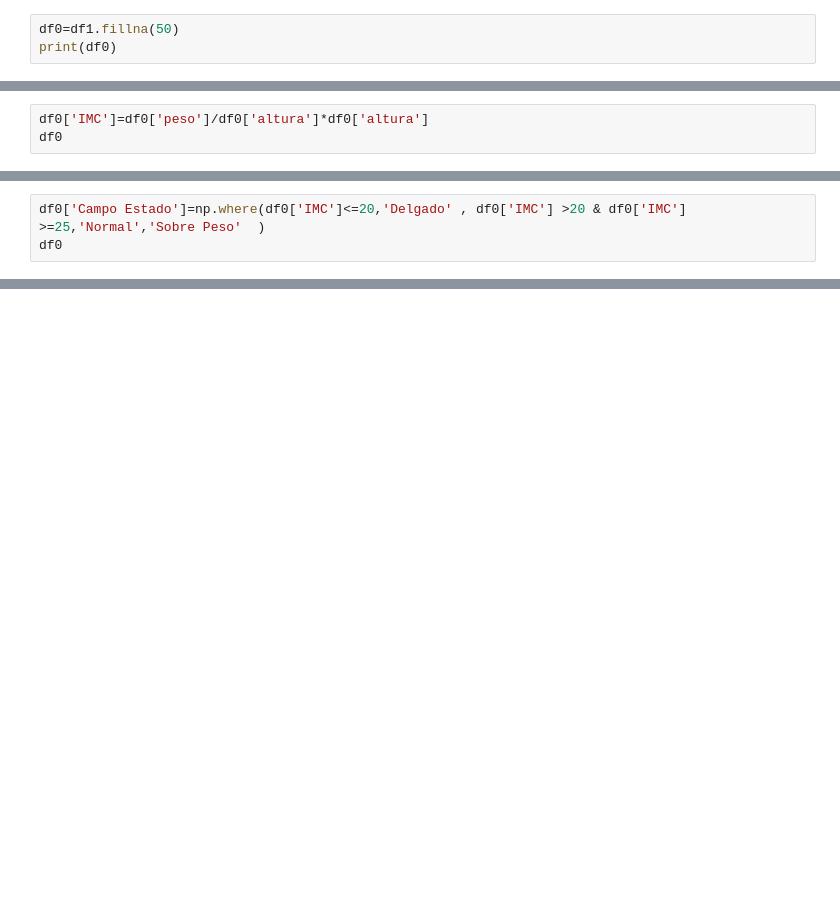
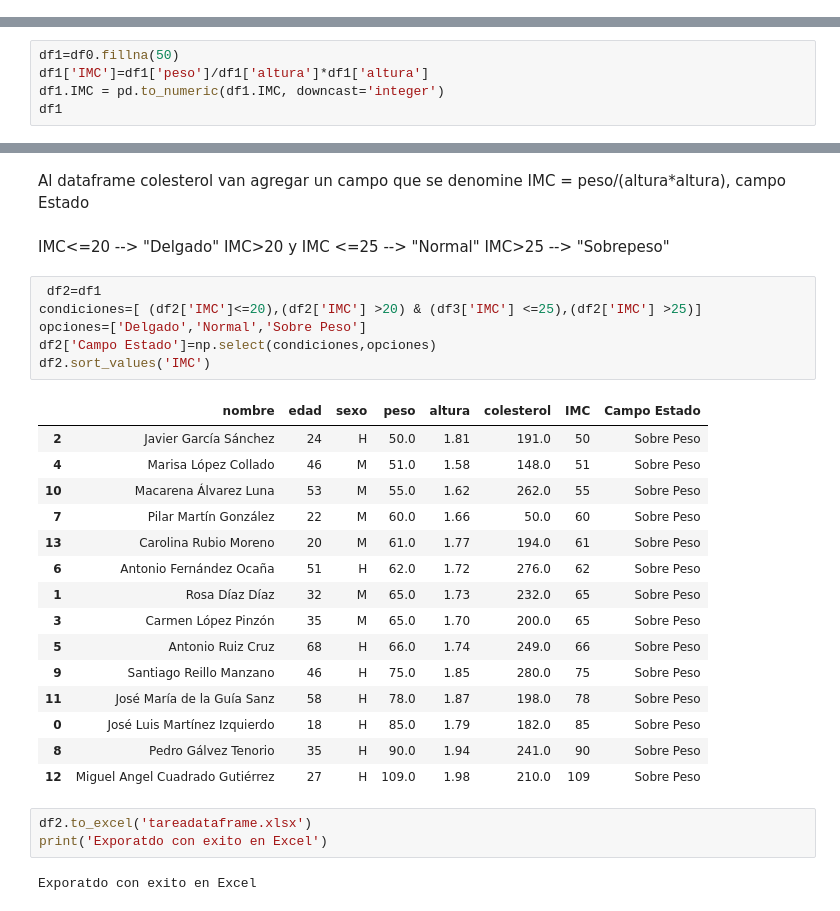
Before and after one commit to xkrizthx/Python, a Jupyter notebook: tareaDataframe.ipynb, the cells around one changed output, grey strips where cells are left out. Cells and saved outputs as stored; diff of their text form; blank space fills up the shorter version.

```diff
--- a/tareaDataframe.ipynb
+++ b/tareaDataframe.ipynb
@@ -25,3 +24,0 @@ print(df1)
-# %%
-df0=df1.fillna(50)
-print(df0)
@@ -61,3 +24,0 @@ df['Fee'] = df['Fee'].astype('int')
-# %%
-df0['IMC']=df0['peso']/df0['altura']*df0['altura']
-df0
@@ -92,4 +34 @@ IMC           float64
 dtype: object
-# %%
-df0['Campo Estado']=np.where(df0['IMC']<=20,'Delgado' , df0['IMC'] >20 & df0['IMC'] >=25,'Normal','Sobre Peso'  )
-df0
@@ -97,0 +35,5 @@ TypeError: ignored
+# %%
+df1=df0.fillna(50)
+df1['IMC']=df1['peso']/df1['altura']*df1['altura']
+df1.IMC = pd.to_numeric(df1.IMC, downcast='integer')
+df1
@@ -97,0 +56,31 @@ TypeError: ignored
+# %% [markdown]
+Al dataframe colesterol van agregar un campo que se denomine IMC = peso/(altura*altura), campo Estado
+# %% [markdown]
+IMC<=20 --> "Delgado" IMC>20 y IMC <=25 --> "Normal" IMC>25 --> "Sobrepeso"
+# %%
+ df2=df1
+condiciones=[ (df2['IMC']<=20),(df2['IMC'] >20) & (df3['IMC'] <=25),(df2['IMC'] >25)]
+opciones=['Delgado','Normal','Sobre Peso']
+df2['Campo Estado']=np.select(condiciones,opciones)
+df2.sort_values('IMC')
+# %% [output]
+|  | nombre | edad | sexo | peso | altura | colesterol | IMC | Campo Estado |
+| 2 | Javier García Sánchez | 24 | H | 50.0 | 1.81 | 191.0 | 50 | Sobre Peso |
+| 4 | Marisa López Collado | 46 | M | 51.0 | 1.58 | 148.0 | 51 | Sobre Peso |
+| 10 | Macarena Álvarez Luna | 53 | M | 55.0 | 1.62 | 262.0 | 55 | Sobre Peso |
+| 7 | Pilar Martín González | 22 | M | 60.0 | 1.66 | 50.0 | 60 | Sobre Peso |
+| 13 | Carolina Rubio Moreno | 20 | M | 61.0 | 1.77 | 194.0 | 61 | Sobre Peso |
+| 6 | Antonio Fernández Ocaña | 51 | H | 62.0 | 1.72 | 276.0 | 62 | Sobre Peso |
+| 1 | Rosa Díaz Díaz | 32 | M | 65.0 | 1.73 | 232.0 | 65 | Sobre Peso |
+| 3 | Carmen López Pinzón | 35 | M | 65.0 | 1.70 | 200.0 | 65 | Sobre Peso |
+| 5 | Antonio Ruiz Cruz | 68 | H | 66.0 | 1.74 | 249.0 | 66 | Sobre Peso |
+| 9 | Santiago Reillo Manzano | 46 | H | 75.0 | 1.85 | 280.0 | 75 | Sobre Peso |
+| 11 | José María de la Guía Sanz | 58 | H | 78.0 | 1.87 | 198.0 | 78 | Sobre Peso |
+| 0 | José Luis Martínez Izquierdo | 18 | H | 85.0 | 1.79 | 182.0 | 85 | Sobre Peso |
+| 8 | Pedro Gálvez Tenorio | 35 | H | 90.0 | 1.94 | 241.0 | 90 | Sobre Peso |
+| 12 | Miguel Angel Cuadrado Gutiérrez | 27 | H | 109.0 | 1.98 | 210.0 | 109 | Sobre Peso |
+# %%
+df2.to_excel('tareadataframe.xlsx')
+print('Exporatdo con exito en Excel')
+# %% [output]
+Exporatdo con exito en Excel
```
Also changed, not shown: parts of 9 cells of this notebook.
